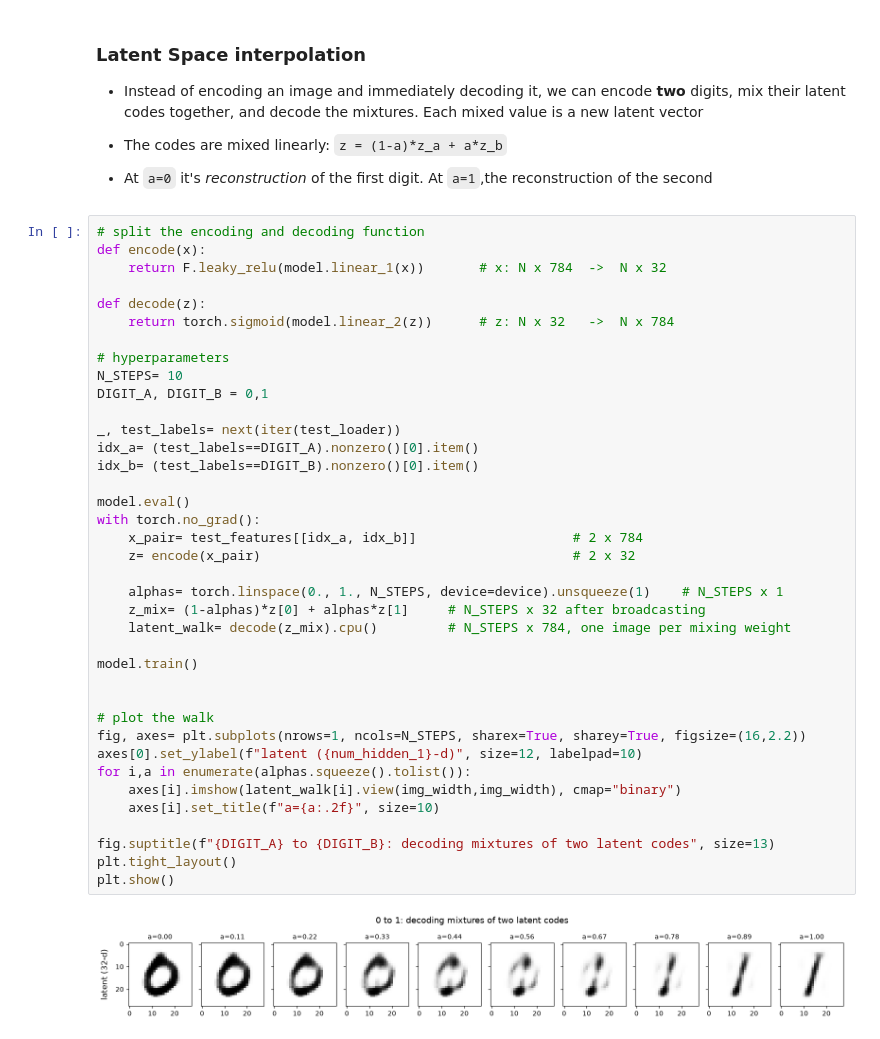
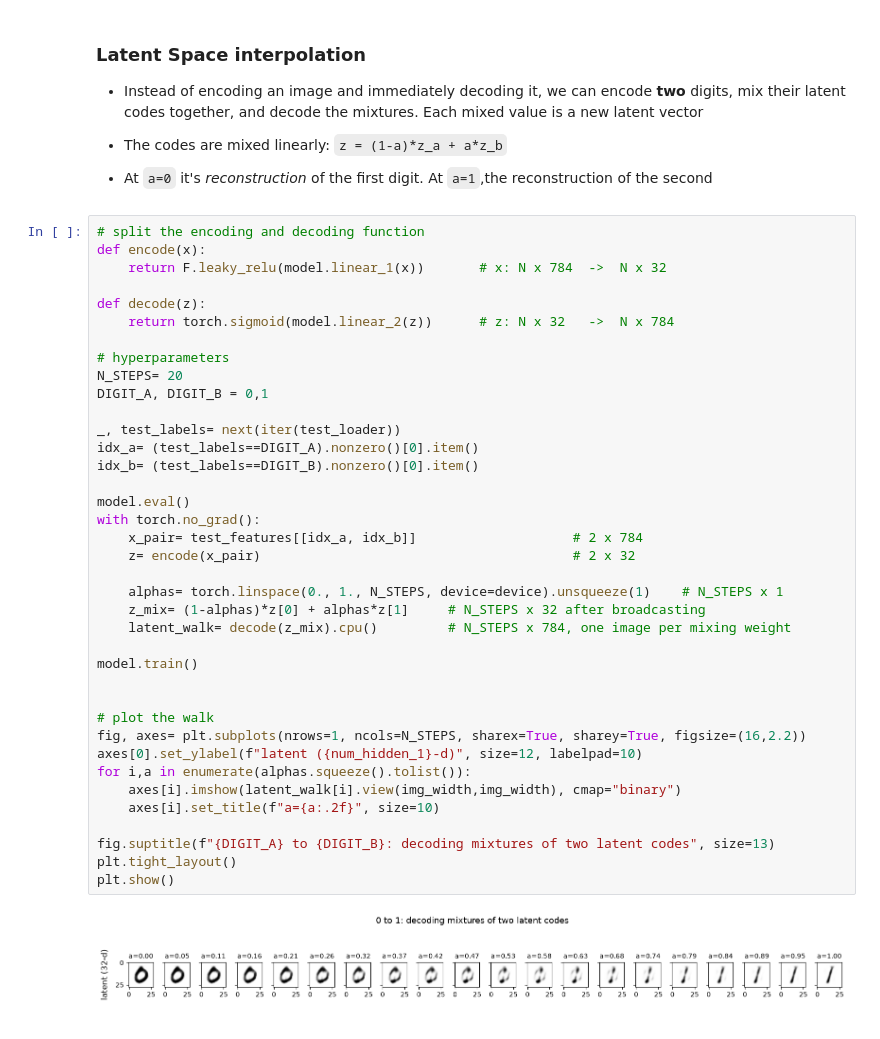
Before and after one commit to xiang1103/DL_ML_Implementations, a Jupyter notebook: autoencoders/autoencoder_basic.ipynb, the cells around one changed output. Drawn from its saved outputs; the diff is of its cells as text.

```diff
--- a/autoencoders/autoencoder_basic.ipynb
+++ b/autoencoders/autoencoder_basic.ipynb
@@ -198,34 +196,34 @@ def decode(z):
     return torch.sigmoid(model.linear_2(z))      # z: N x 32   ->  N x 784
 
 # hyperparameters
-N_STEPS= 10
+N_STEPS= 20
 DIGIT_A, DIGIT_B = 0,1
 
 _, test_labels= next(iter(test_loader))
 idx_a= (test_labels==DIGIT_A).nonzero()[0].item()
 idx_b= (test_labels==DIGIT_B).nonzero()[0].item()
 
 model.eval()
 with torch.no_grad():
     x_pair= test_features[[idx_a, idx_b]]                    # 2 x 784
     z= encode(x_pair)                                        # 2 x 32
 
     alphas= torch.linspace(0., 1., N_STEPS, device=device).unsqueeze(1)    # N_STEPS x 1
     z_mix= (1-alphas)*z[0] + alphas*z[1]     # N_STEPS x 32 after broadcasting
     latent_walk= decode(z_mix).cpu()         # N_STEPS x 784, one image per mixing weight
 
 model.train()
 
 
 # plot the walk
 fig, axes= plt.subplots(nrows=1, ncols=N_STEPS, sharex=True, sharey=True, figsize=(16,2.2))
 axes[0].set_ylabel(f"latent ({num_hidden_1}-d)", size=12, labelpad=10)
 for i,a in enumerate(alphas.squeeze().tolist()):
     axes[i].imshow(latent_walk[i].view(img_width,img_width), cmap="binary")
     axes[i].set_title(f"a={a:.2f}", size=10)
 
 fig.suptitle(f"{DIGIT_A} to {DIGIT_B}: decoding mixtures of two latent codes", size=13)
 plt.tight_layout()
 plt.show()
 # %% [output]
-[figure, old version]
+[figure, new version]
```
Also changed, not shown: parts of 6 cells of this notebook.
